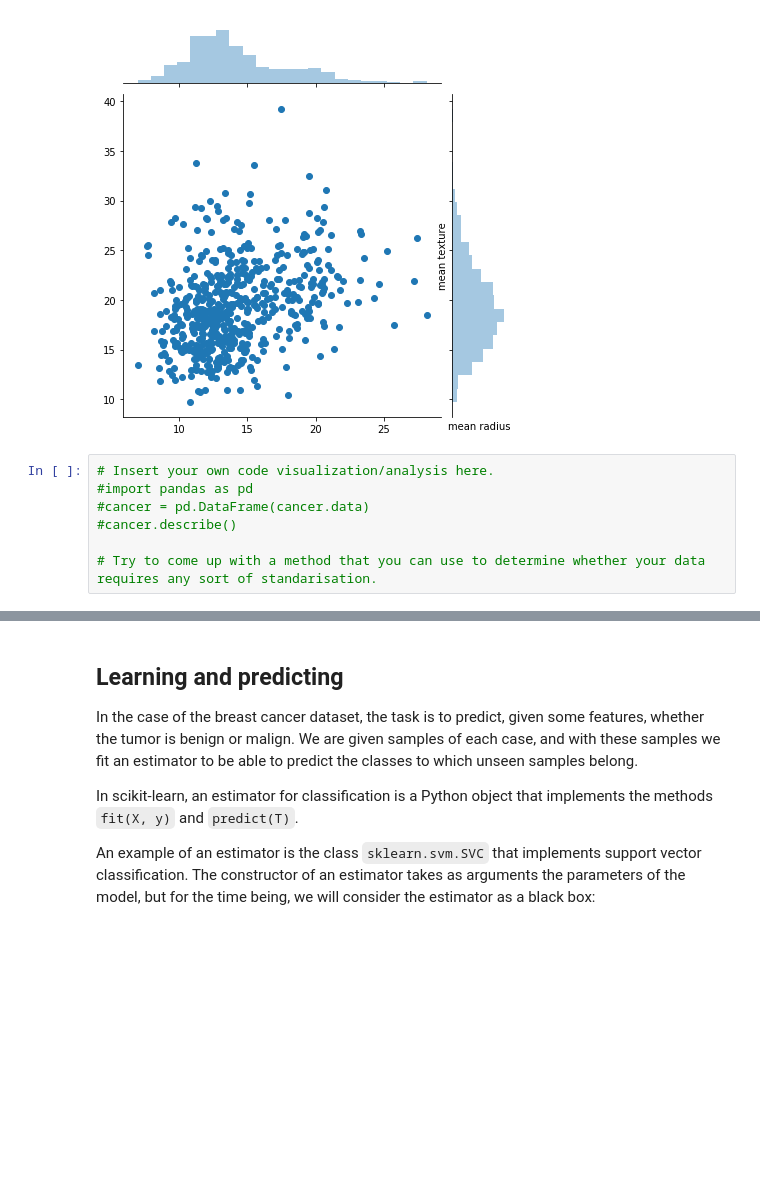
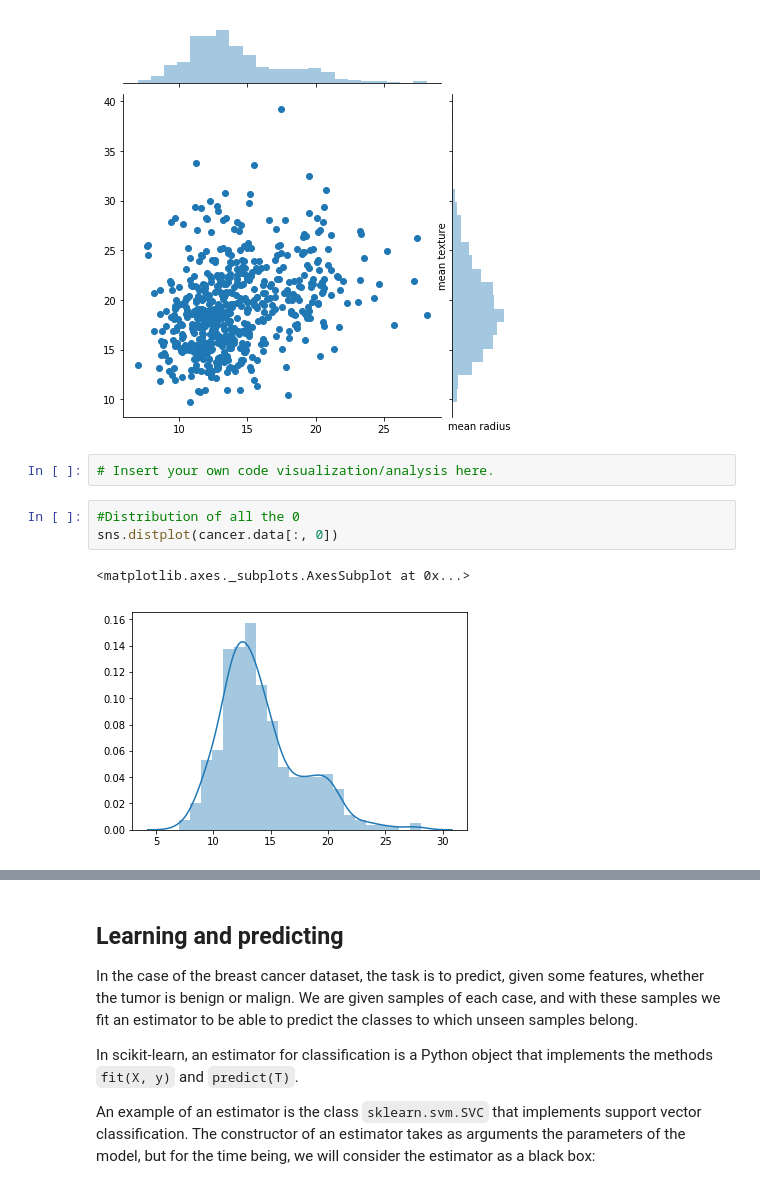
Before and after one commit to CynthiaMasetto/ce888labs, a Jupyter notebook: Lab3/Breast_Cancer_dataset.ipynb, the cells around one changed output, grey strips where cells are left out. Saved outputs shown, nothing was run; the diff lists cells and outputs as text; blank space fills up the shorter version.

```diff
--- a/Lab3/Breast_Cancer_dataset.ipynb
+++ b/Lab3/Breast_Cancer_dataset.ipynb
@@ -90,10 +90,11 @@ plt.ylabel(cancer.feature_names[1])
 # %% [output]
 Text(336.9714285714286, 0.5, 'mean texture')
 [figure]
-# %%
-# Insert your own code visualization/analysis here.
-#import pandas as pd
-#cancer = pd.DataFrame(cancer.data)
-#cancer.describe()
-
-# Try to come up with a method that you can use to determine whether your data requires any sort of standarisation.
+# %%
+# Insert your own code visualization/analysis here.
+# %%
+#Distribution of all the 0
+sns.distplot(cancer.data[:, 0])
+# %% [output]
+<matplotlib.axes._subplots.AxesSubplot at 0x...>
+[figure, added]
```
Also changed, not shown: parts of 1 cell of this notebook, 3 other files.
